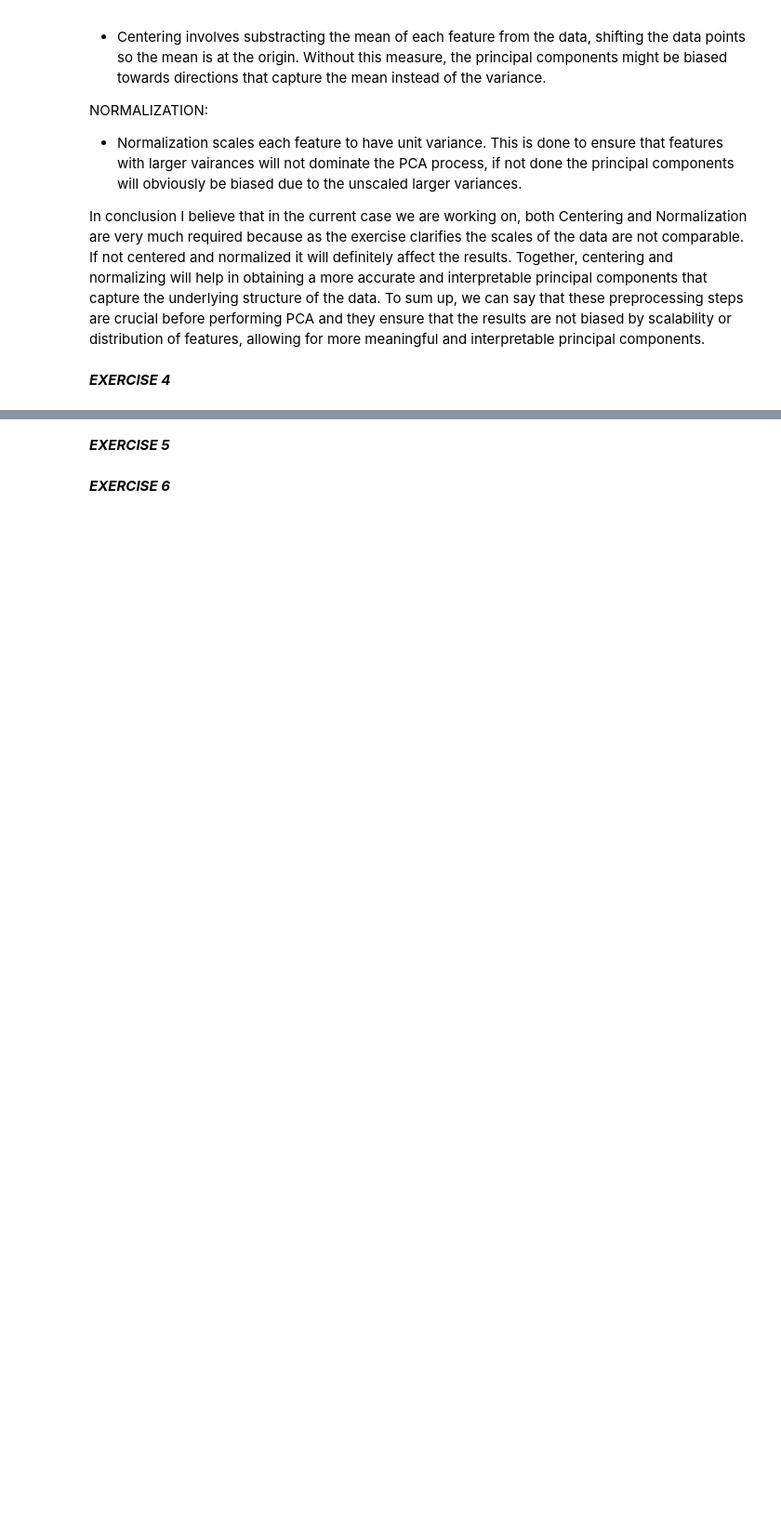
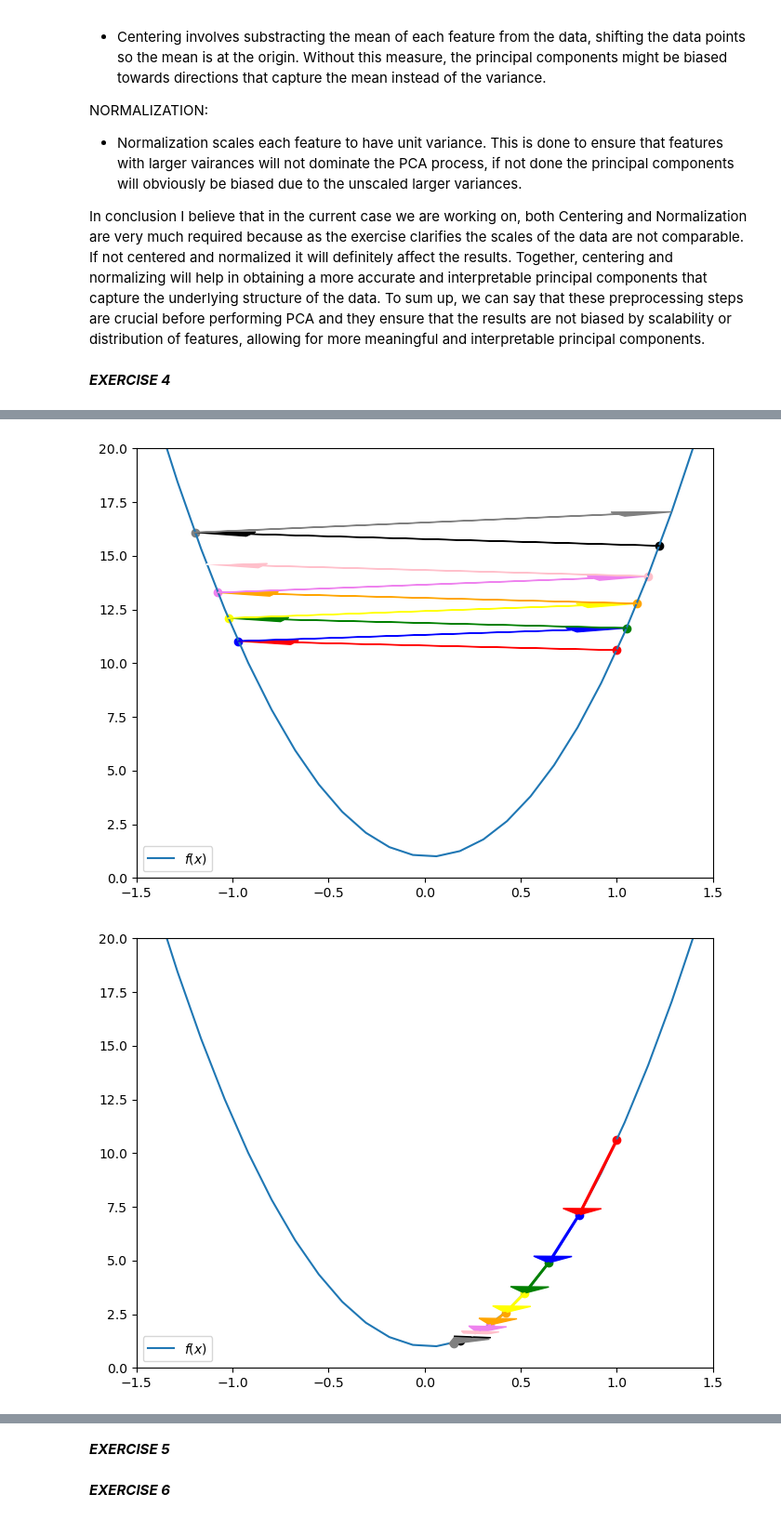
Before and after one commit to hjv300/IDS, a Jupyter notebook: assignment4/ass4.ipynb, the cells around one changed output, grey strips where cells are left out. Shown at 93% size. Saved outputs shown, nothing was run; the diff lists cells and outputs as text; code cells hidden in the pictures; blank space fills up the shorter version.

```diff
--- a/assignment4/ass4.ipynb
+++ b/assignment4/ass4.ipynb
@@ -186,0 +243,19 @@ In conclusion I believe that in the current case we are working on, both Centeri
+# %%
+colors = ['red', 'blue', 'green', 'yellow', 'orange', 'violet', 'pink', 'white', 'black', 'gray']
+
+for learning_rate in learning_rates:
+
+    res = gradient_descent(learning_rate)
+    plt.figure(figsize=(8,6))
+    plt.plot(np.linspace(-3,3), f(np.linspace(-3,3)), label='$f(x)$')
+
+    for i, x in enumerate(res['xs'][:10]):
+        plt.scatter(x, f(x), color=colors[i], zorder=1)
+        plt.arrow(x, f(x), res['xs'][i+1] - x, f(res['xs'][i+1]) - f(x), width=0.01, length_includes_head=True, zorder=2, head_width=0.2, color=colors[i])
+    plt.legend()
+
+    plt.xlim((-1.5, 1.5))
+    plt.ylim((0, 20))
+# %% [output]
+[figure, added]
+[figure, added]
```
Also changed, not shown: parts of 3 cells of this notebook.
